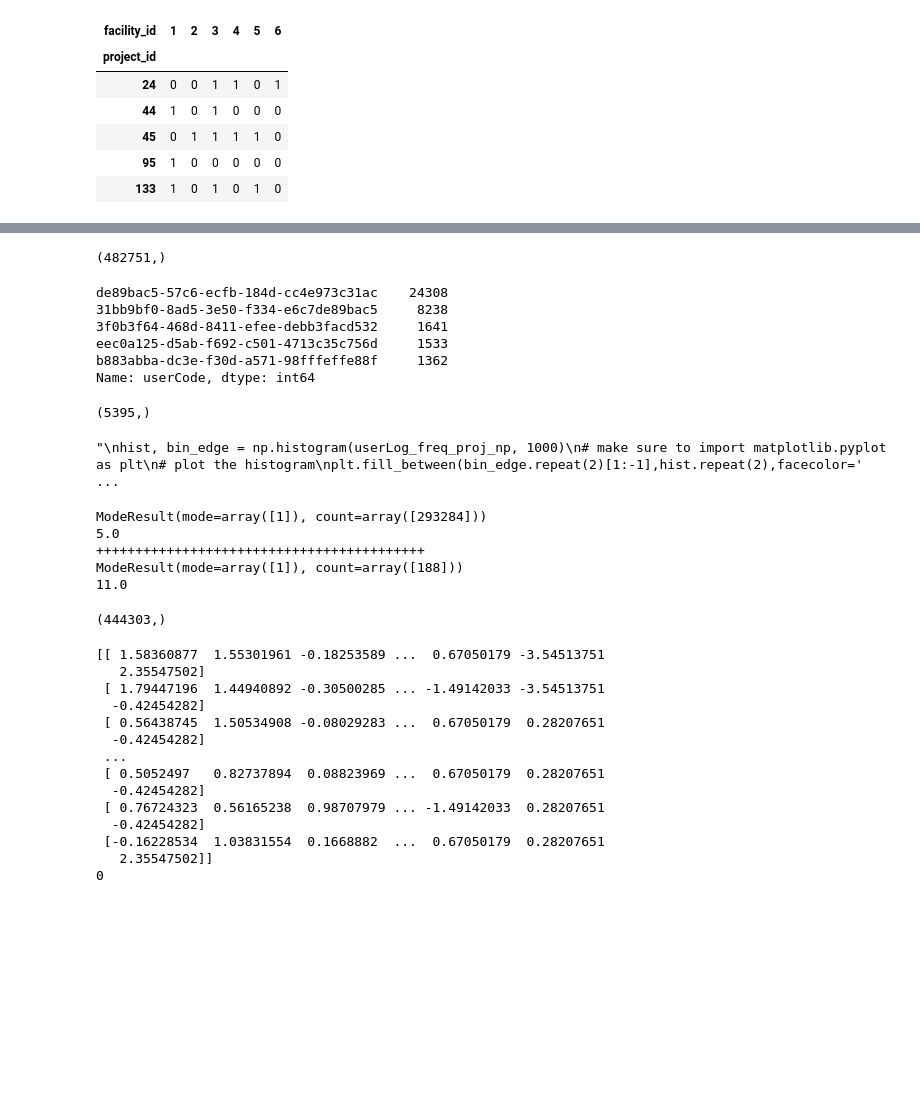
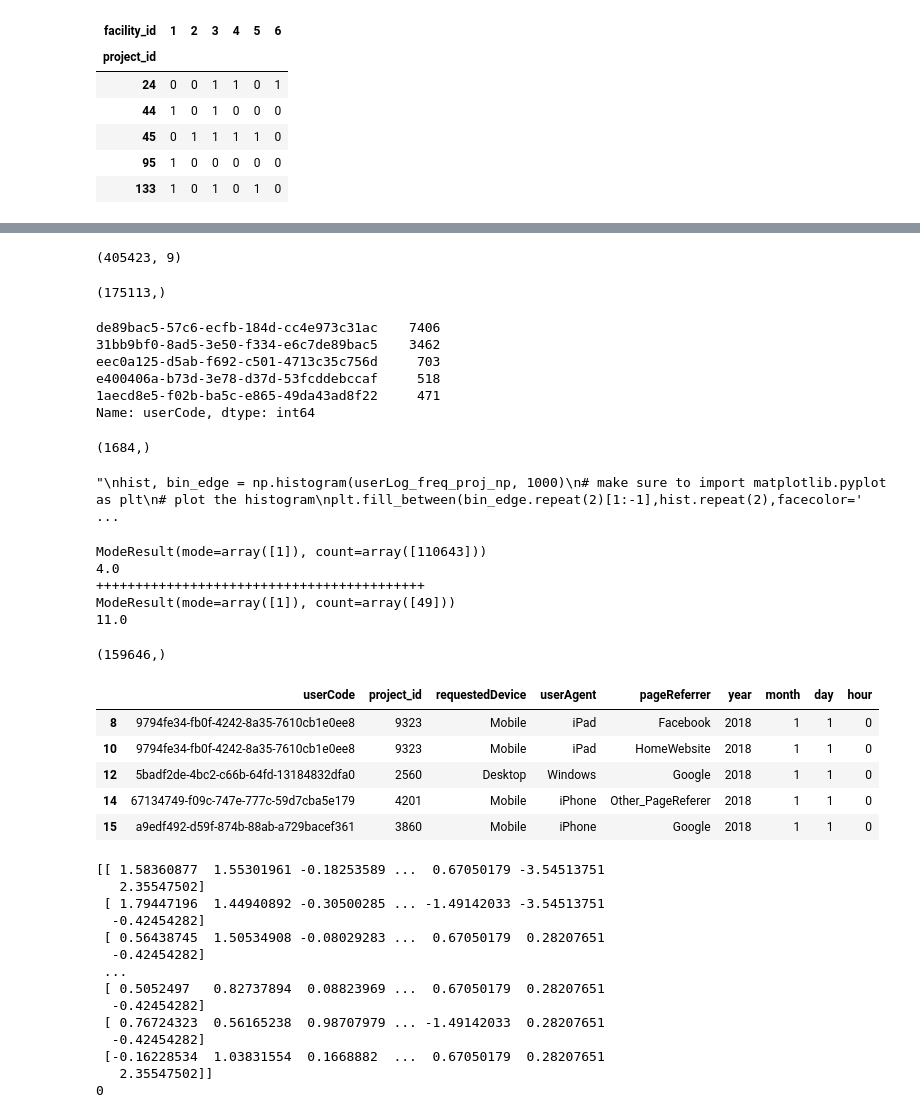
Before and after one commit to Pataweepr/applyML_vistec_2019, a Jupyter notebook: hw2_homeDotTech.ipynb, the cells around one changed output, grey strips where cells are left out. Saved outputs shown, nothing was run; the diff lists cells and outputs as text; code cells hidden in the pictures; blank space fills up the shorter version.

```diff
--- a/hw2_homeDotTech.ipynb
+++ b/hw2_homeDotTech.ipynb
@@ -330,3 +332,8 @@ userLog.head()
+# %%
+print(userLog.loc[userLog['project_id'].isin(project_facility_table.index.astype(int))].shape)
+userLog = userLog.loc[userLog['project_id'].isin(project_facility_table.index.astype(int))]
+# %% [output]
+(405423, 9)
 # %%
 userLog_freq_user = userLog['userCode'].value_counts()
 userLog_freq_user_np  = np.array(userLog_freq_user.values)
@@ -335,12 +342,12 @@ userLog_freq_proj_np = np.array(userLog_freq_proj.values)
 print(userLog_freq_user_np.shape)
 userLog_freq_user.head()
 # %% [output]
-(482751,)
+(175113,)
-de89bac5-57c6-ecfb-184d-cc4e973c31ac    24308
-31bb9bf0-8ad5-3e50-f334-e6c7de89bac5     8238
-3f0b3f64-468d-8411-efee-debb3facd532     1641
-eec0a125-d5ab-f692-c501-4713c35c756d     1533
-b883abba-dc3e-f30d-a571-98fffeffe88f     1362
+de89bac5-57c6-ecfb-184d-cc4e973c31ac    7406
+31bb9bf0-8ad5-3e50-f334-e6c7de89bac5    3462
+eec0a125-d5ab-f692-c501-4713c35c756d     703
+e400406a-b73d-3e78-d37d-53fcddebccaf     518
+1aecd8e5-f02b-ba5c-e865-49da43ad8f22     471
 Name: userCode, dtype: int64
 # %%
 print(userLog_freq_proj.shape)
@@ -354,7 +361,7 @@ plt.fill_between(bin_edge.repeat(2)[1:-1],hist.repeat(2),facecolor='steelblue')
 plt.show()
 '''
 # %% [output]
-(5395,)
+(1684,)
 "\nhist, bin_edge = np.histogram(userLog_freq_proj_np, 1000)\n# make sure to import matplotlib.pyplot as plt\n# plot the histogram\nplt.fill_between(bin_edge.repeat(2)[1:-1],hist.repeat(2),facecolor=' ...
 # %%
 print(mode(userLog_freq_user_np))
@@ -363,21 +370,29 @@ print('++++++++++++++++++++++++++++++++++++++++++')
 print(mode(userLog_freq_proj_np))
 print(np.percentile(userLog_freq_proj_np, 10))
 # %% [output]
-ModeResult(mode=array([1]), count=array([293284]))
-5.0
+ModeResult(mode=array([1]), count=array([110643]))
+4.0
 ++++++++++++++++++++++++++++++++++++++++++
-ModeResult(mode=array([1]), count=array([188]))
+ModeResult(mode=array([1]), count=array([49]))
 11.0
 # %%
 # print(userLog_freq_user.loc[userLog_freq_user < 6])
-normal_user = userLog_freq_user.loc[userLog_freq_user < 6].index
+normal_user = userLog_freq_user.loc[userLog_freq_user < 5].index
+proj_hit = userLog_freq_proj.loc[userLog_freq_proj > 11].index
 print(normal_user.shape)
+print()
 # print(normal_user)
 ### clean data user log
 # project_main = project_main.loc[project_main['project_id'].isin(project_facility_table.index.astype(int))]
-userLog
+userLog.head()
 # %% [output]
-(444303,)
+(159646,)
+|  | userCode | project_id | requestedDevice | userAgent | pageReferrer | year | month | day | hour |
+| 8 | 9794fe34-fb0f-4242-8a35-7610cb1e0ee8 | 9323 | Mobile | iPad | Facebook | 2018 | 1 | 1 | 0 |
+| 10 | 9794fe34-fb0f-4242-8a35-7610cb1e0ee8 | 9323 | Mobile | iPad | HomeWebsite | 2018 | 1 | 1 | 0 |
+| 12 | 5badf2de-4bc2-c66b-64fd-13184832dfa0 | 2560 | Desktop | Windows | Google | 2018 | 1 | 1 | 0 |
+| 14 | 67134749-f09c-747e-777c-59d7cba5e179 | 4201 | Mobile | iPhone | Other_PageReferer | 2018 | 1 | 1 | 0 |
+| 15 | a9edf492-d59f-874b-88ab-a729bacef361 | 3860 | Mobile | iPhone | Google | 2018 | 1 | 1 | 0 |
 # %%
 project_main_np_data  = np.hstack((np.array(project_main[["lat","lon","starting_price"]].values) , np.array(project_facility_table.values)))
 project_main_np_data_nor,project_main_np_data_mean,project_main_np_data_std  = normalize_quassion(project_main_np_data)
```
Also changed, not shown: parts of 2 cells of this notebook.
